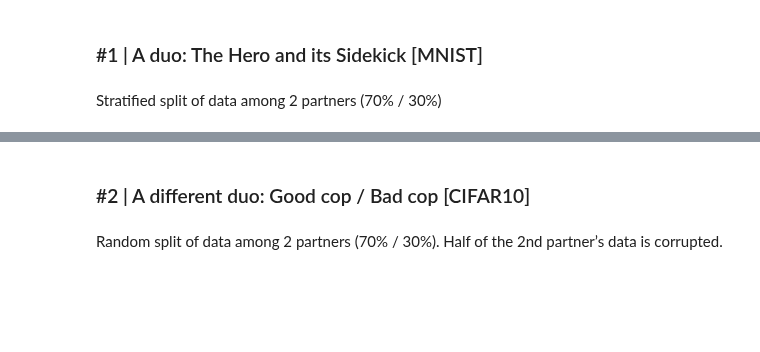
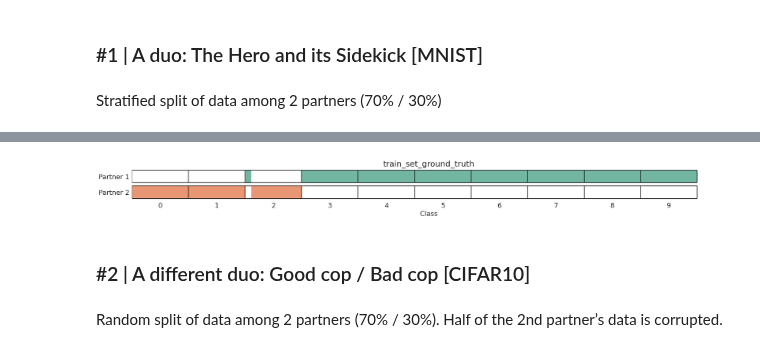
Before and after one commit to LabeliaLabs/distributed-learning-contributivity, a Jupyter notebook: notebooks/reference_scenarios/benchmarks.ipynb, the cells around one changed output, grey strips where cells are left out. Saved outputs shown, nothing was run; the diff lists cells and outputs as text; code cells hidden in the pictures; blank space fills up the shorter version.

Commit message:
add data distrib plots in reference scenarios notebook

```diff
--- a/notebooks/reference_scenarios/benchmarks.ipynb
+++ b/notebooks/reference_scenarios/benchmarks.ipynb
@@ -33,0 +45,3 @@ sc1 = Scenario(
+# %%
+sc1.plot_data_distribution()
+# %% [output]
@@ -34,3 +57,4 @@ sc1 = Scenario(
+[figure, added]
 # %% [markdown]
 ### #2 | A different duo: Good cop / Bad cop [CIFAR10]
 # %% [markdown]
```
Also changed, not shown: parts of 11 cells of this notebook.
